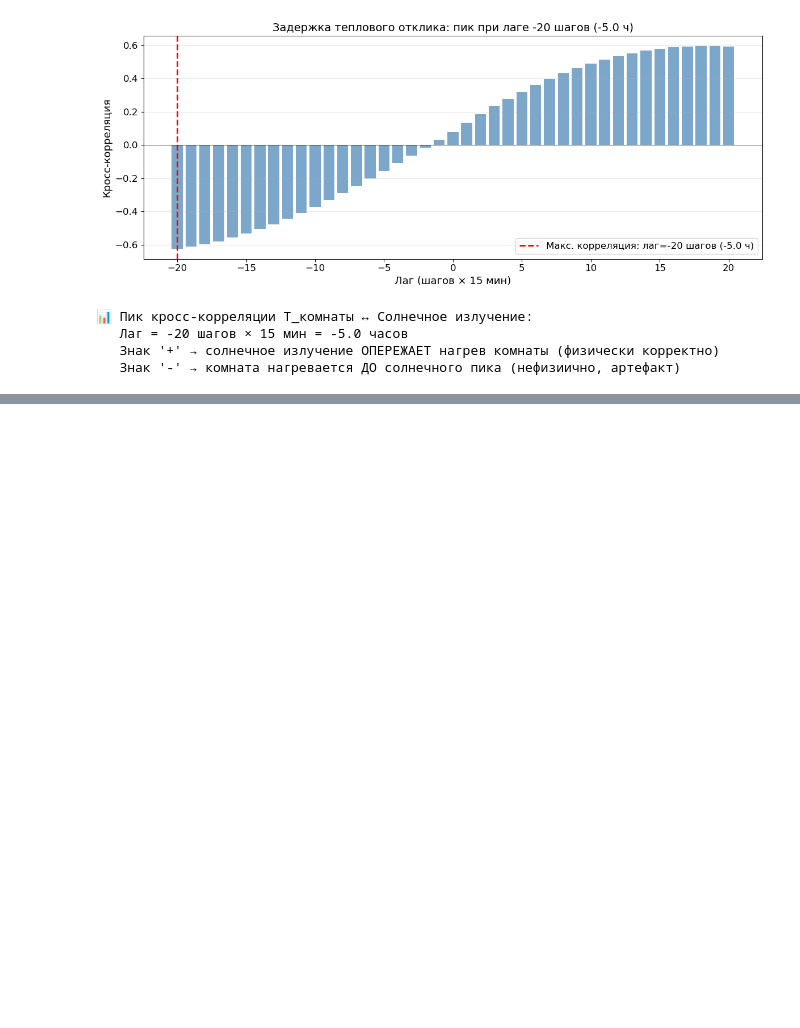
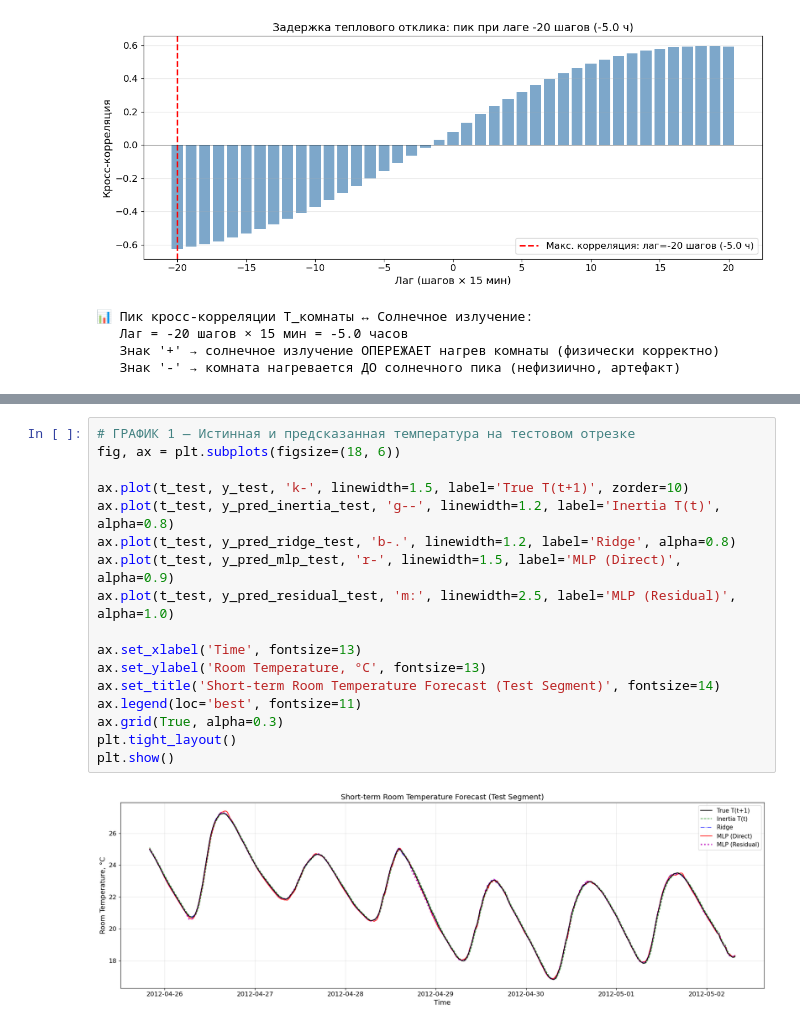
Before and after one commit to st106773/ML_SPBU_2026, a Jupyter notebook: Task_4/hw_domotic_house.ipynb, the cells around one changed output, grey strips where cells are left out. Drawn from its saved outputs; the diff is of its cells as text; blank space fills up the shorter version.

```diff
--- a/Task_4/hw_domotic_house.ipynb
+++ b/Task_4/hw_domotic_house.ipynb
@@ -401,3 +657,22 @@ print(f"   Знак '-' → комната нагревается ДО солн
+# %%
+# ГРАФИК 1 — Истинная и предсказанная температура на тестовом отрезке
+fig, ax = plt.subplots(figsize=(18, 6))
+
+ax.plot(t_test, y_test, 'k-', linewidth=1.5, label='True T(t+1)', zorder=10)
+ax.plot(t_test, y_pred_inertia_test, 'g--', linewidth=1.2, label='Inertia T(t)', alpha=0.8)
+ax.plot(t_test, y_pred_ridge_test, 'b-.', linewidth=1.2, label='Ridge', alpha=0.8)
+ax.plot(t_test, y_pred_mlp_test, 'r-', linewidth=1.5, label='MLP (Direct)', alpha=0.9)
+ax.plot(t_test, y_pred_residual_test, 'm:', linewidth=2.5, label='MLP (Residual)', alpha=1.0)
+
+ax.set_xlabel('Time', fontsize=13)
+ax.set_ylabel('Room Temperature, °C', fontsize=13)
+ax.set_title('Short-term Room Temperature Forecast (Test Segment)', fontsize=14)
+ax.legend(loc='best', fontsize=11)
+ax.grid(True, alpha=0.3)
+plt.tight_layout()
+plt.show()
+# %% [output]
+[figure, added]
 # %% [markdown]
 # Итоговые выводы по результатам моделирования
 
```
Also changed, not shown: parts of 5 cells of this notebook.
